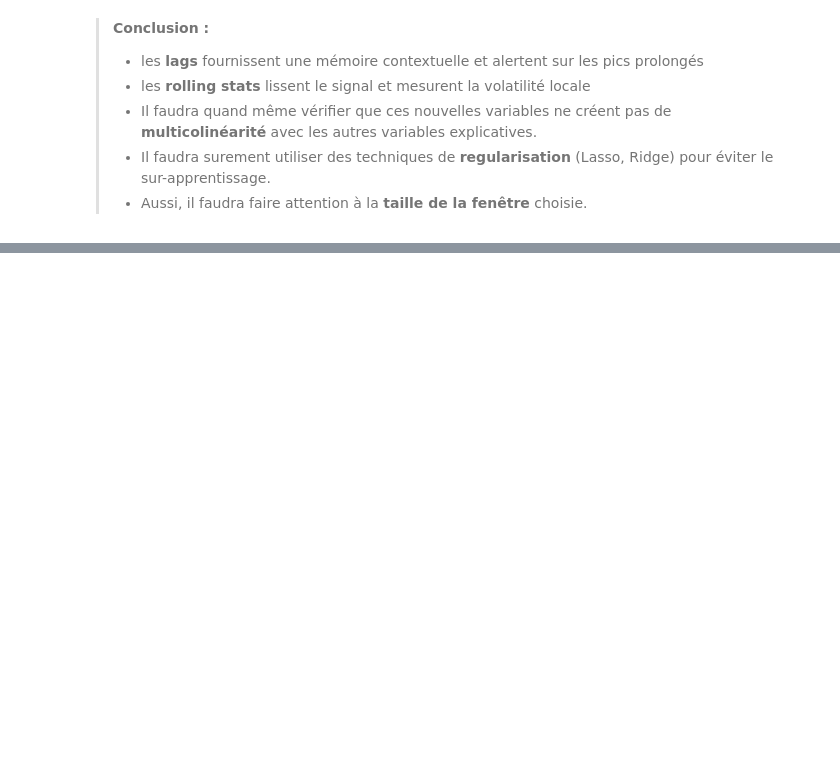
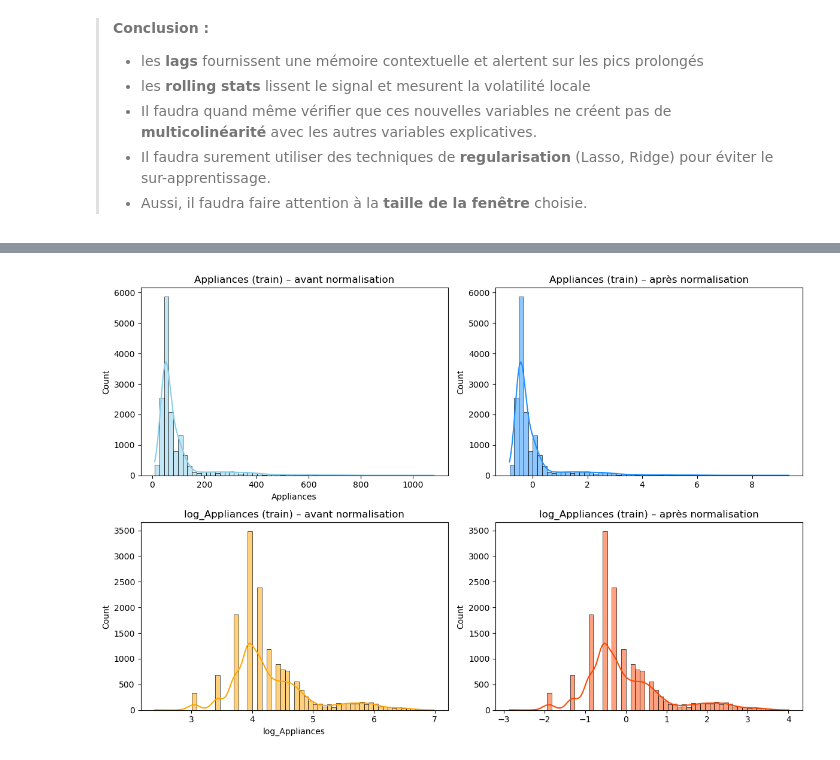
Before and after one commit to issagith/energy-consumption-prediction, a Jupyter notebook: main.ipynb, the cells around one changed output, grey strips where cells are left out. Cells and saved outputs as stored; diff of their text form; code cells hidden in the pictures; blank space fills up the shorter version.

```diff
--- a/main.ipynb
+++ b/main.ipynb
@@ -735,0 +889,38 @@ Ainsi, nous étudierons les spécificités de chaque algorithme tout en atteigna
+# %%
+from sklearn.preprocessing import StandardScaler
+
+# Normalisation des cibles (train/test, Appliances et log_Appliances)
+
+# Initialiser les scalers pour chaque cible
+y_scaler = StandardScaler()
+y_log_scaler = StandardScaler()
+
+# Fit sur le train uniquement, transform sur train et test
+y_train_scaled = y_scaler.fit_transform(y_train.values.reshape(-1, 1)).flatten()
+y_test_scaled = y_scaler.transform(y_test.values.reshape(-1, 1)).flatten()
+
+y_train_log_scaled = y_log_scaler.fit_transform(y_train_log.values.reshape(-1, 1)).flatten()
+y_test_log_scaled = y_log_scaler.transform(y_test_log.values.reshape(-1, 1)).flatten()
+# %%
+fig, axes = plt.subplots(2, 2, figsize=(12, 8))
+
+# Distribution originale de la cible Appliances
+sns.histplot(y_train, bins=60, kde=True, ax=axes[0, 0], color='skyblue')
+axes[0, 0].set_title("Appliances (train) – avant normalisation")
+
+# Distribution normalisée de la cible Appliances
+sns.histplot(y_train_scaled, bins=60, kde=True, ax=axes[0, 1], color='dodgerblue')
+axes[0, 1].set_title("Appliances (train) – après normalisation")
+
+# Distribution originale de la cible log_Appliances
+sns.histplot(y_train_log, bins=60, kde=True, ax=axes[1, 0], color='orange')
+axes[1, 0].set_title("log_Appliances (train) – avant normalisation")
+
+# Distribution normalisée de la cible log_Appliances
+sns.histplot(y_train_log_scaled, bins=60, kde=True, ax=axes[1, 1], color='orangered')
+axes[1, 1].set_title("log_Appliances (train) – après normalisation")
+
+plt.tight_layout()
+plt.show()
+# %% [output]
+[figure, added]
```
Also changed, not shown: parts of 20 cells of this notebook.
